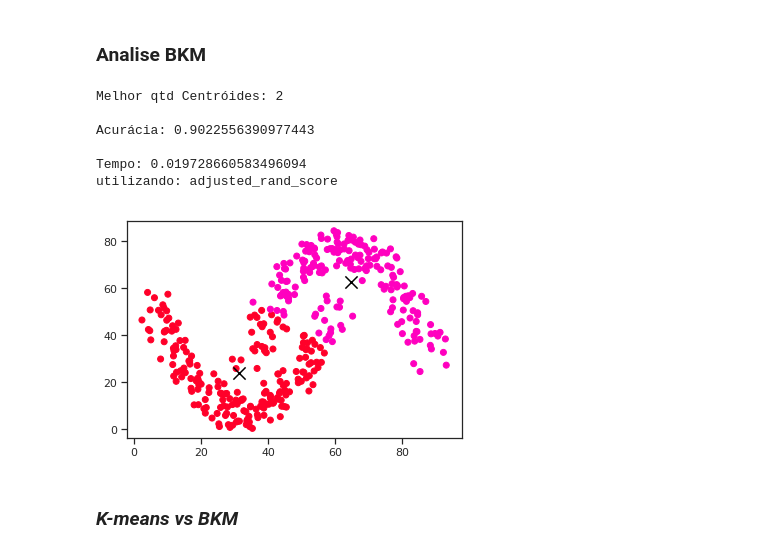
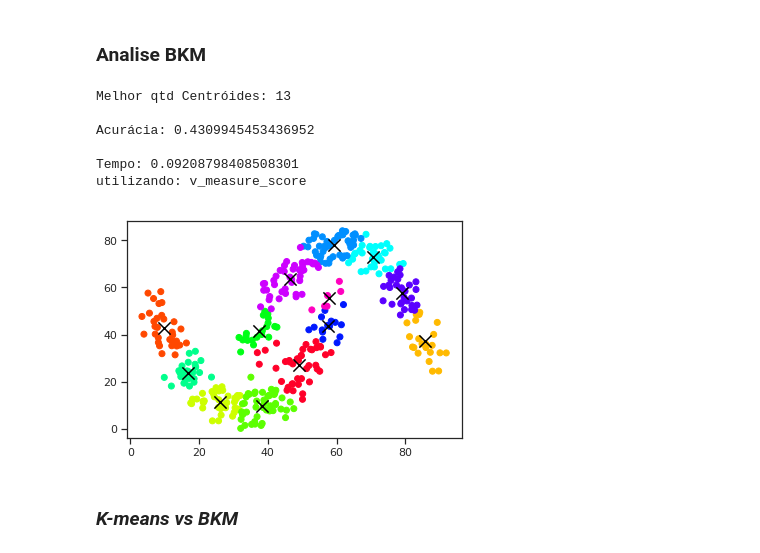
Before and after one commit to GrayJack/Bisect-K-Means, a Jupyter notebook: src/k-means-final.ipynb, the cells around one changed output. Cells and saved outputs as stored; diff of their text form; code cells hidden in the pictures.

```diff
--- a/src/k-means-final.ipynb
+++ b/src/k-means-final.ipynb
@@ -545,15 +536,15 @@ Gráfico: K por Acurácia (adjusted_rand_score)
 # %% [markdown]
 ### Analise BKM
 # %%
-bkm_analizer(conchas, conchas_label, "conchas_best_BKM.pdf", maxk=1000, minprofit=10000, metric=adj_rd)
+bkm_analizer(conchas, conchas_label, "conchas_best_BKM.pdf", maxk=1000, minprofit=100, metric=v_measure)
 # %% [output]
-Melhor qtd Centróides: 2
+Melhor qtd Centróides: 13
 
-Acurácia: 0.9022556390977443
+Acurácia: 0.4309945453436952
 
-Tempo: 0.019728660583496094
-utilizando: adjusted_rand_score
+Tempo: 0.09208798408508301
+utilizando: v_measure_score
-[figure, old version]
+[figure, new version]
 # %% [markdown]
 ### *K-means vs BKM*
 # %% [markdown]
```
Also changed, not shown: parts of 23 cells of this notebook.
